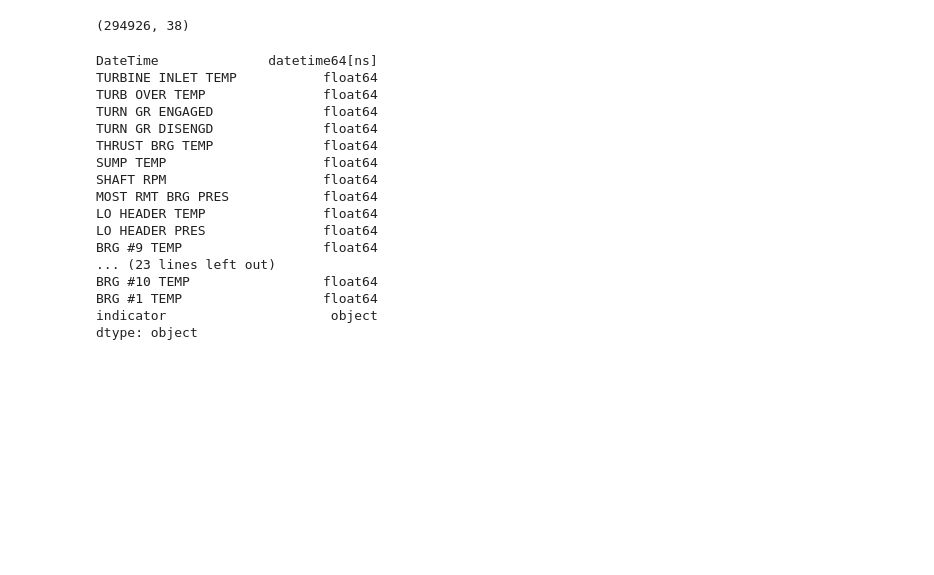
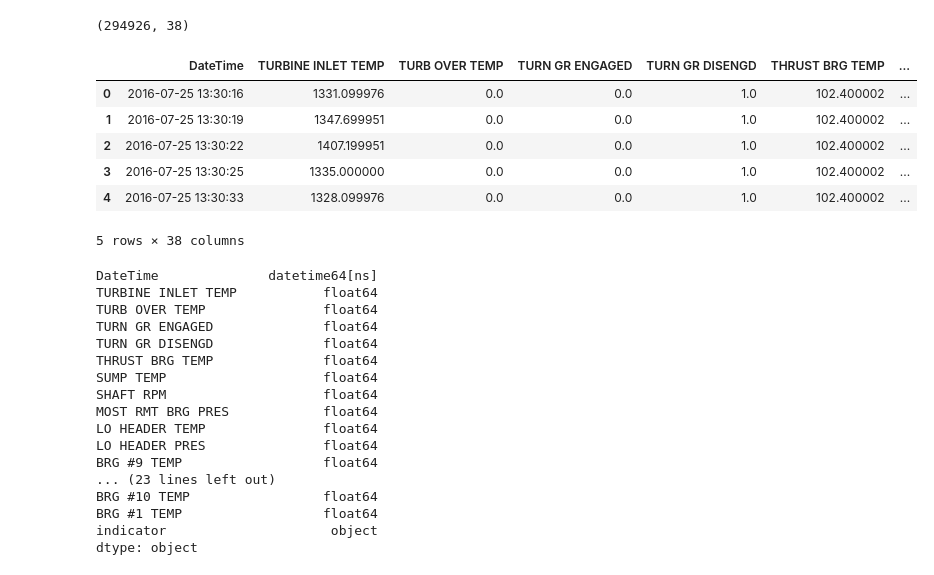
Before and after one commit to corgimli/hackthemachine, a Jupyter notebook: A1_MRG_Exploration.ipynb, the cells around one changed output. Cells and saved outputs as stored; diff of their text form; code cells hidden in the pictures; blank space fills up the shorter version.

```diff
--- a/A1_MRG_Exploration.ipynb
+++ b/A1_MRG_Exploration.ipynb
@@ -23,6 +25,16 @@ A1_MRG_all = readFileConvertdt(filename)
 A1_MRG_all.shape
 # %% [output]
 (294926, 38)
+# %%
+A1_MRG_all.head()
+# %% [output]
+|  | DateTime | TURBINE INLET TEMP | TURB OVER TEMP | TURN GR ENGAGED | TURN GR DISENGD | THRUST BRG TEMP | ... |
+| 0 | 2016-07-25 13:30:16 | 1331.099976 | 0.0 | 0.0 | 1.0 | 102.400002 | ... |
+| 1 | 2016-07-25 13:30:19 | 1347.699951 | 0.0 | 0.0 | 1.0 | 102.400002 | ... |
+| 2 | 2016-07-25 13:30:22 | 1407.199951 | 0.0 | 0.0 | 1.0 | 102.400002 | ... |
+| 3 | 2016-07-25 13:30:25 | 1335.000000 | 0.0 | 0.0 | 1.0 | 102.400002 | ... |
+| 4 | 2016-07-25 13:30:33 | 1328.099976 | 0.0 | 0.0 | 1.0 | 102.400002 | ... |
+5 rows × 38 columns
 # %%
 A1_MRG_all.dtypes
 # %% [output]
```
Also changed, not shown: parts of 15 cells of this notebook.
